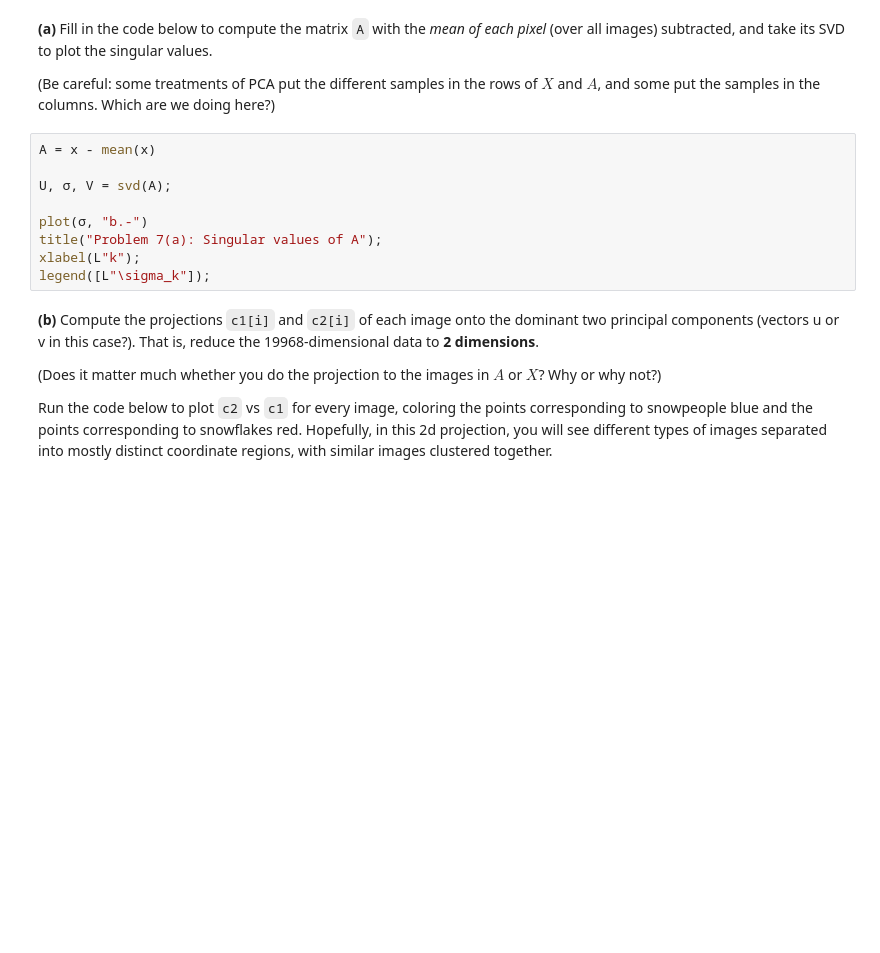
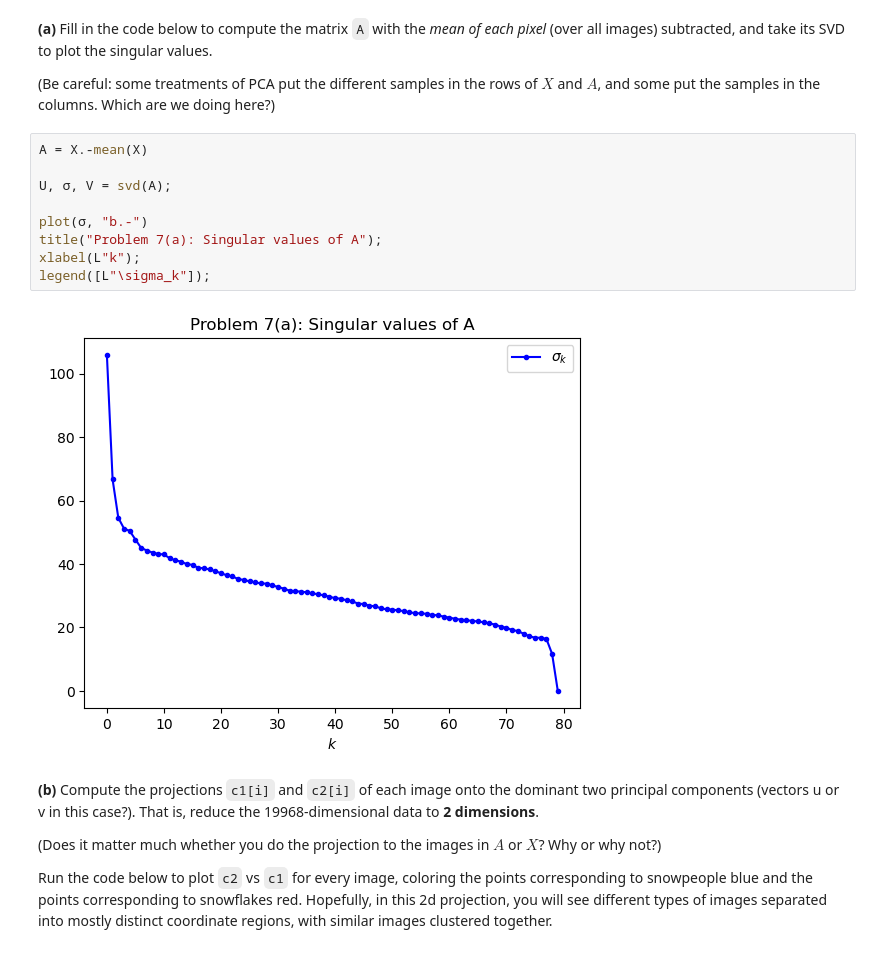
Before and after one commit to PIC123/18065, a Jupyter notebook: psets/pset2.ipynb, the cells around one changed output. Drawn from its saved outputs; the diff is of its cells as text; blank space fills up the shorter version.

```diff
--- a/psets/pset2.ipynb
+++ b/psets/pset2.ipynb
@@ -295,14 +287,16 @@ end
 
 (Be careful: some treatments of PCA put the different samples in the rows of $X$ and $A$, and some put the samples in the columns.  Which are we doing here?)
 # %%
-A = x - mean(x)
+A = X.-mean(X)
 
 U, σ, V = svd(A);
 
 plot(σ, "b.-")
 title("Problem 7(a): Singular values of A");
 xlabel(L"k");
 legend([L"\sigma_k"]);
+# %% [output]
+[figure, added]
 # %% [markdown]
 **(b)** Compute the projections `c1[i]` and `c2[i]` of each image
 onto the dominant two principal components (vectors u or v in this case?).  That is, reduce the 19968-dimensional data to **2 dimensions**.
```
Also changed, not shown: parts of 5 cells of this notebook.
